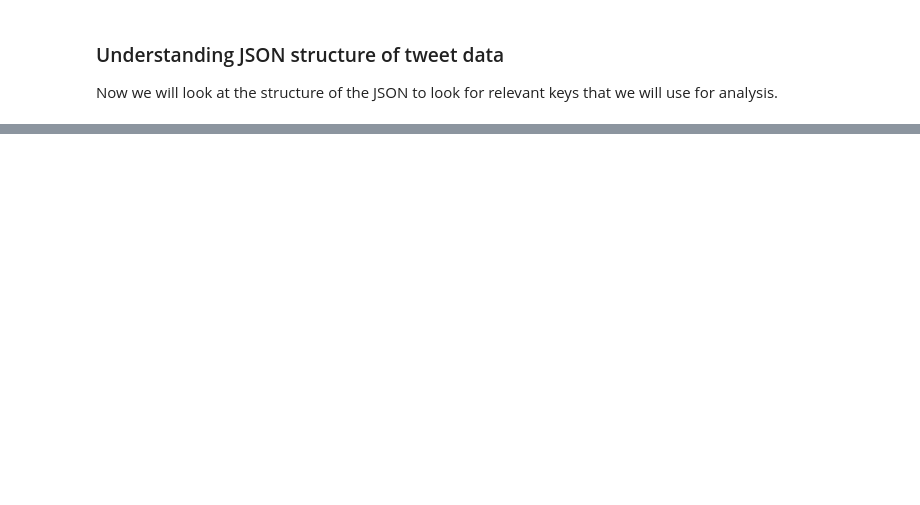
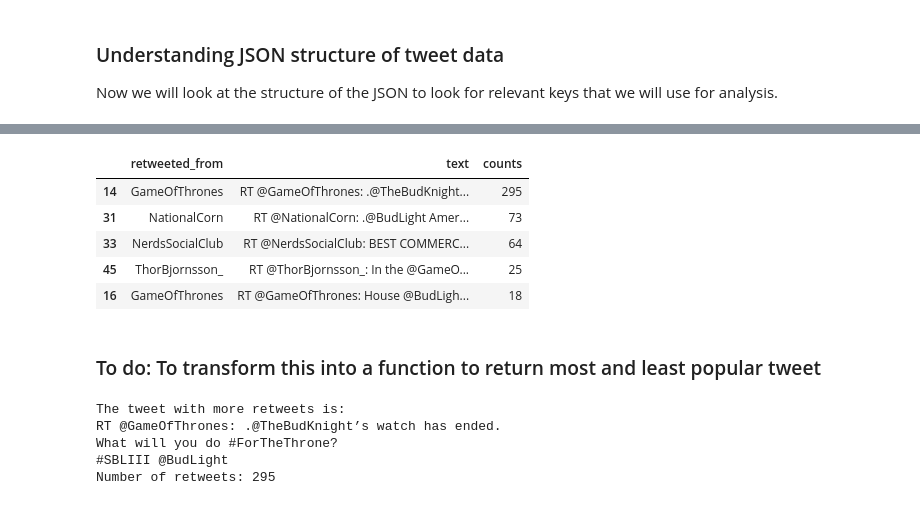
Before and after one commit to swatisingh0107/TwitterDataAnalysis, a Jupyter notebook: Twitter Data Analysis v2.ipynb, the cells around one changed output, grey strips where cells are left out. Saved outputs shown, nothing was run; the diff lists cells and outputs as text; code cells hidden in the pictures; blank space fills up the shorter version.

```diff
--- a/Twitter Data Analysis v2.ipynb
+++ b/Twitter Data Analysis v2.ipynb
@@ -54,0 +211,2 @@ print(json.dumps(tweet, indent=4))
+# %%
+retweet_count=data.groupby(['retweeted_from','text']).size().reset_index(name='counts')
@@ -54,0 +229,22 @@ print(json.dumps(tweet, indent=4))
+# %%
+retweet_count.sort_values(['counts'],ascending=False).head()
+# %% [output]
+|  | retweeted_from | text | counts |
+| 14 | GameOfThrones | RT @GameOfThrones: .@TheBudKnight... | 295 |
+| 31 | NationalCorn | RT @NationalCorn: .@BudLight Amer... | 73 |
+| 33 | NerdsSocialClub | RT @NerdsSocialClub: BEST COMMERC... | 64 |
+| 45 | ThorBjornsson_ | RT @ThorBjornsson_: In the @GameO... | 25 |
+| 16 | GameOfThrones | RT @GameOfThrones: House @BudLigh... | 18 |
+# %% [markdown]
+### To do: To transform this into a function to return most and least popular tweet
+# %%
+RT_max=np.max(retweet_count['counts'])
+rt=retweet_count[retweet_count.counts==RT_max].index[0]
+print("The tweet with more retweets is: \n{}".format(retweet_count['text'][rt]))
+print("Number of retweets: {}".format(RT_max))
+# %% [output]
+The tweet with more retweets is:
+RT @GameOfThrones: .@TheBudKnight’s watch has ended.
+What will you do #ForTheThrone?
+#SBLIII @BudLight
+Number of retweets: 295
```
Also changed, not shown: parts of 38 cells of this notebook.
